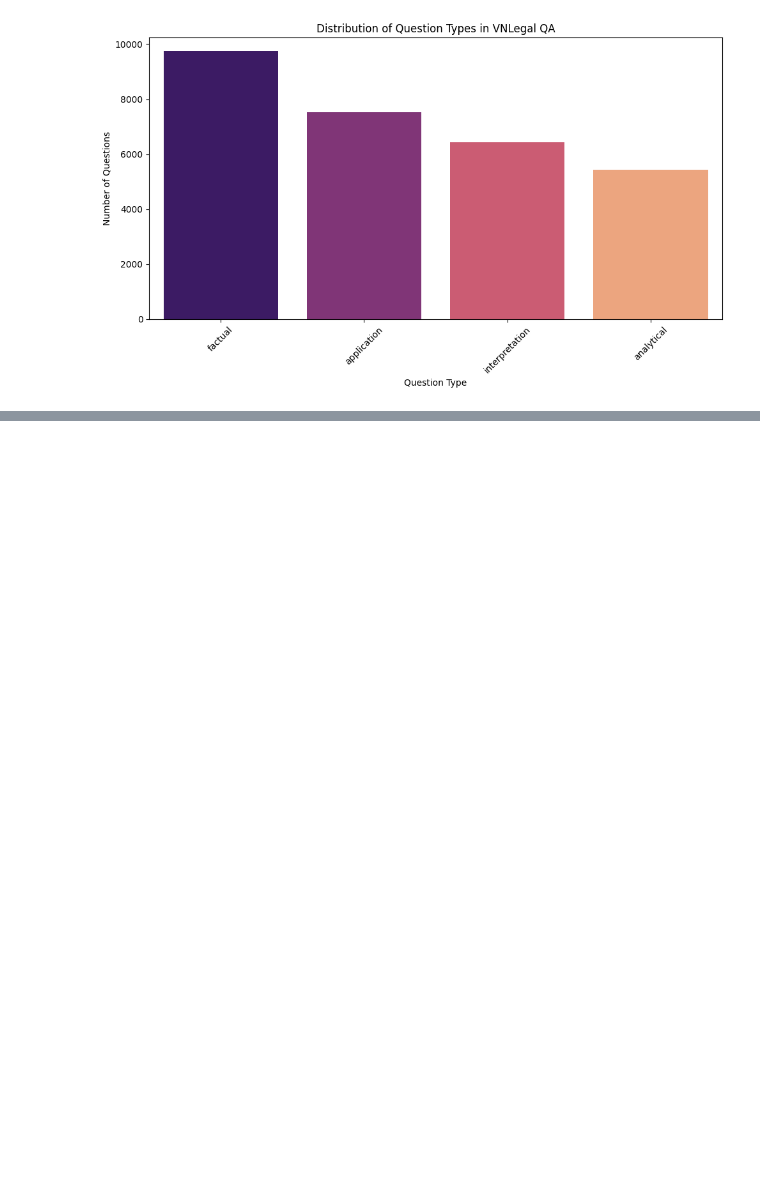
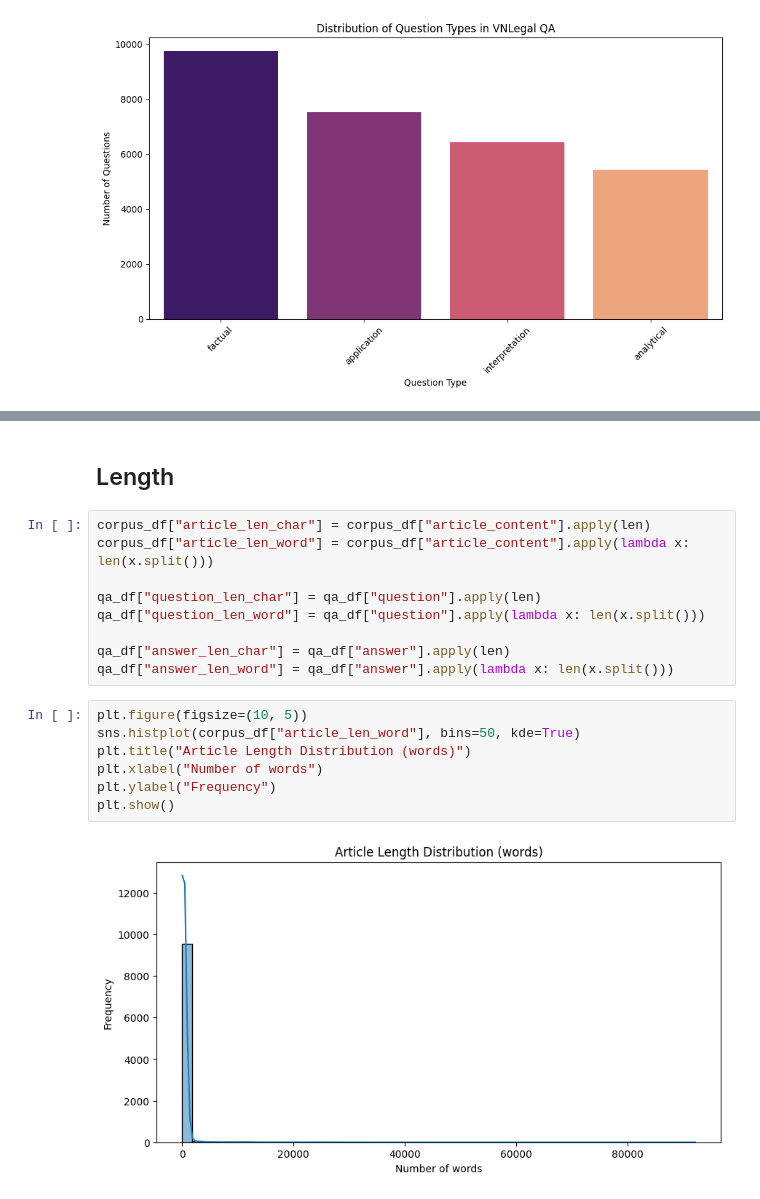
Before and after one commit to hyperformancelabs/vnlegal-rag, a Jupyter notebook: data/eda.ipynb, the cells around one changed output, grey strips where cells are left out. Cells and saved outputs as stored; diff of their text form; blank space fills up the shorter version.

```diff
--- a/data/eda.ipynb
+++ b/data/eda.ipynb
@@ -140,0 +314,20 @@ Passing `palette` without assigning `hue` is deprecated and will be removed in v
+# %% [markdown]
+## Length
+# %%
+corpus_df["article_len_char"] = corpus_df["article_content"].apply(len)
+corpus_df["article_len_word"] = corpus_df["article_content"].apply(lambda x: len(x.split()))
+
+qa_df["question_len_char"] = qa_df["question"].apply(len)
+qa_df["question_len_word"] = qa_df["question"].apply(lambda x: len(x.split()))
+
+qa_df["answer_len_char"] = qa_df["answer"].apply(len)
+qa_df["answer_len_word"] = qa_df["answer"].apply(lambda x: len(x.split()))
+# %%
+plt.figure(figsize=(10, 5))
+sns.histplot(corpus_df["article_len_word"], bins=50, kde=True)
+plt.title("Article Length Distribution (words)")
+plt.xlabel("Number of words")
+plt.ylabel("Frequency")
+plt.show()
+# %% [output]
+[figure, added]
```
Also changed, not shown: parts of 27 cells of this notebook.
